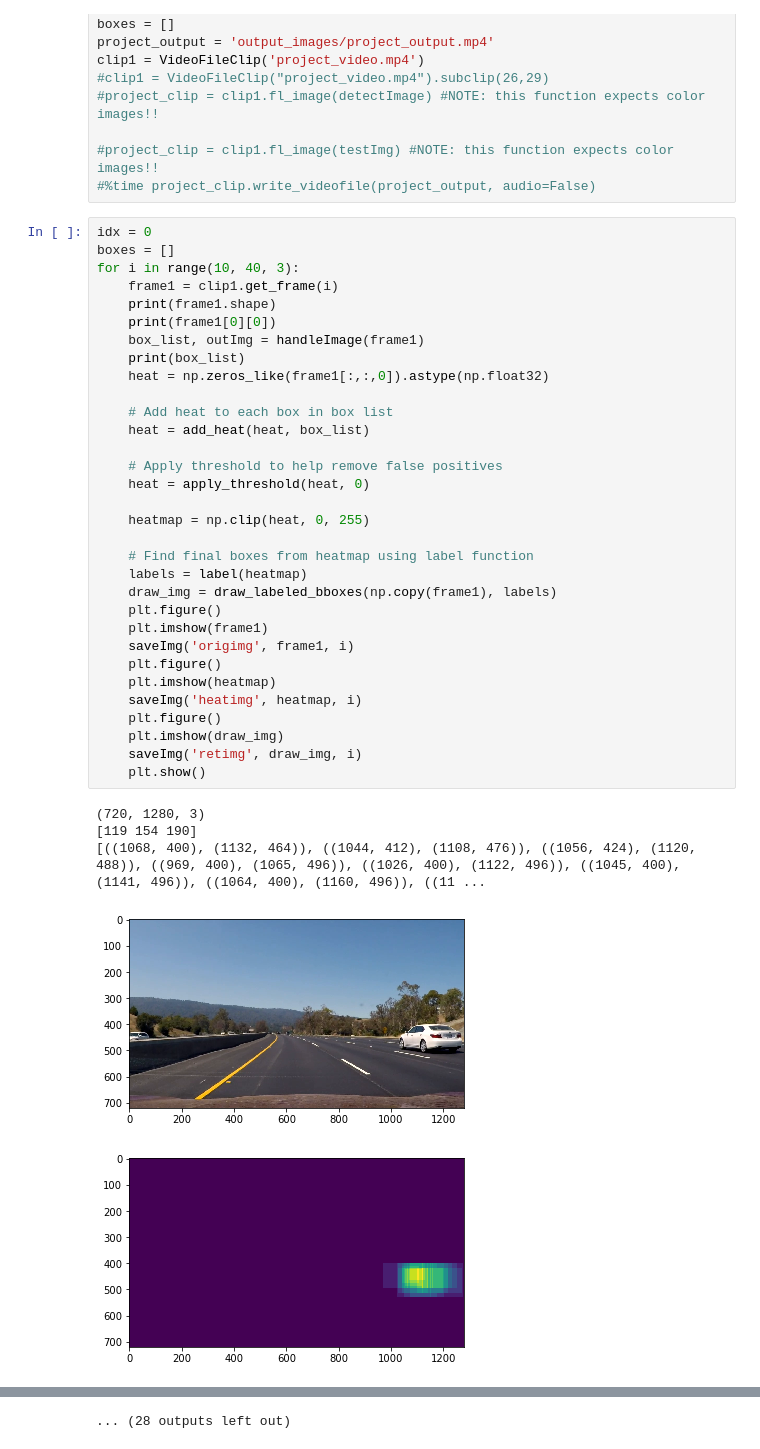
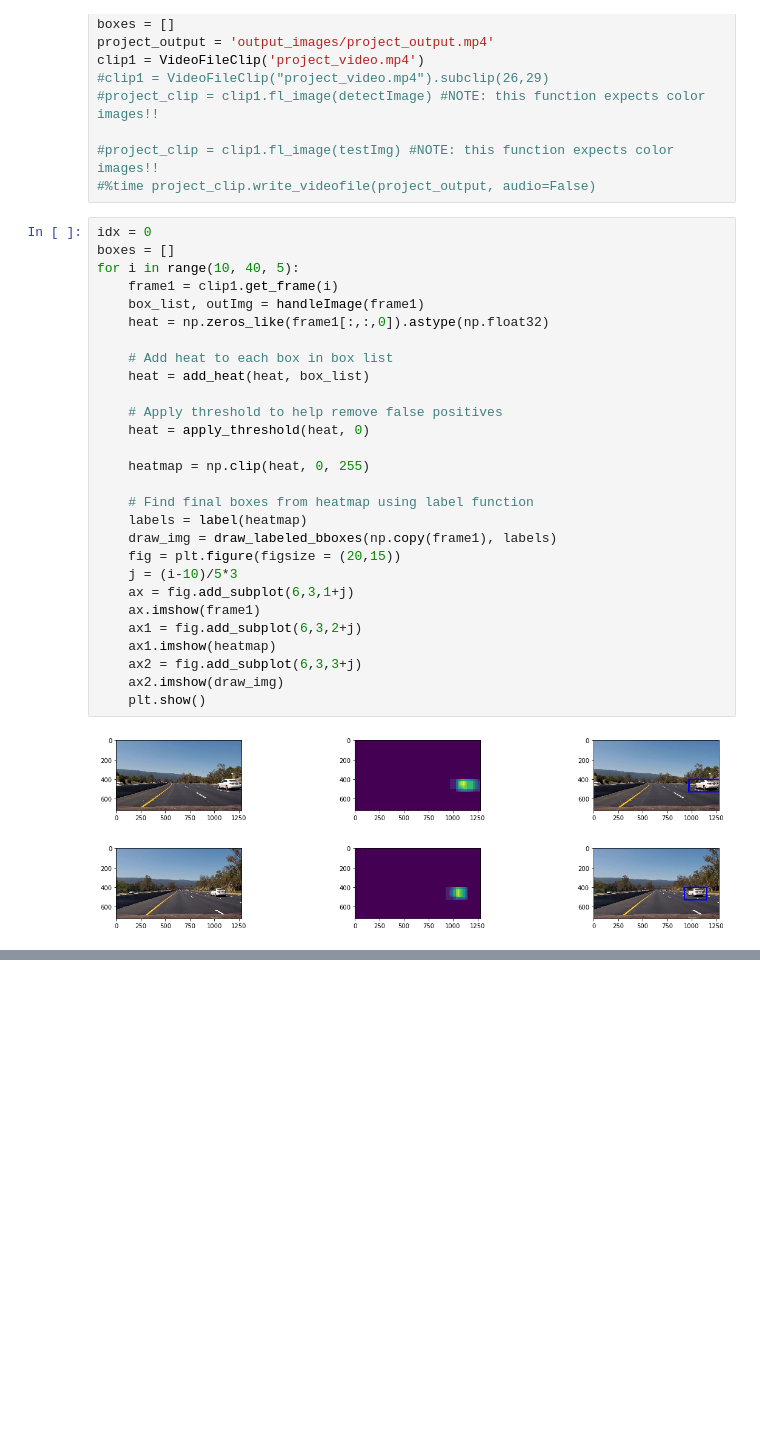
Before and after one commit to ghz1302/VehicleDetect, a Jupyter notebook: VehicleDetect.ipynb, the cells around one changed output, grey strips where cells are left out. Drawn from its saved outputs; the diff is of its cells as text; blank space fills up the shorter version.

```diff
--- a/VehicleDetect.ipynb
+++ b/VehicleDetect.ipynb
@@ -553,38 +553,31 @@ clip1 = VideoFileClip('project_video.mp4')
 # %%
 idx = 0
 boxes = []
-for i in range(10, 40, 3):
+for i in range(10, 40, 5):
     frame1 = clip1.get_frame(i)
-    print(frame1.shape)
-    print(frame1[0][0])
     box_list, outImg = handleImage(frame1)
-    print(box_list)
     heat = np.zeros_like(frame1[:,:,0]).astype(np.float32)
 
     # Add heat to each box in box list
     heat = add_heat(heat, box_list)
 
     # Apply threshold to help remove false positives
     heat = apply_threshold(heat, 0)
 
     heatmap = np.clip(heat, 0, 255)
 
     # Find final boxes from heatmap using label function
     labels = label(heatmap)
     draw_img = draw_labeled_bboxes(np.copy(frame1), labels)
-    plt.figure()
-    plt.imshow(frame1)
-    saveImg('origimg', frame1, i)
-    plt.figure()
-    plt.imshow(heatmap)
-    saveImg('heatimg', heatmap, i)
-    plt.figure()
-    plt.imshow(draw_img)
-    saveImg('retimg', draw_img, i)
+    fig = plt.figure(figsize = (20,15))
+    j = (i-10)/5*3
+    ax = fig.add_subplot(6,3,1+j)
+    ax.imshow(frame1)
+    ax1 = fig.add_subplot(6,3,2+j)
+    ax1.imshow(heatmap)
+    ax2 = fig.add_subplot(6,3,3+j)
+    ax2.imshow(draw_img)
     plt.show()
 # %% [output]
-(720, 1280, 3)
-[119 154 190]
-[((1068, 400), (1132, 464)), ((1044, 412), (1108, 476)), ((1056, 424), (1120, 488)), ((969, 400), (1065, 496)), ((1026, 400), (1122, 496)), ((1045, 400), (1141, 496)), ((1064, 400), (1160, 496)), ((11 ...
-[figure, old version]
+[figure, new version]
-[figure, old version]
+[figure, new version]
@@ -604 +587,0 @@ for i in range(10, 40, 3):
-... (28 outputs left out)
```
Also changed, not shown: parts of 2 cells of this notebook, 6 other files.
